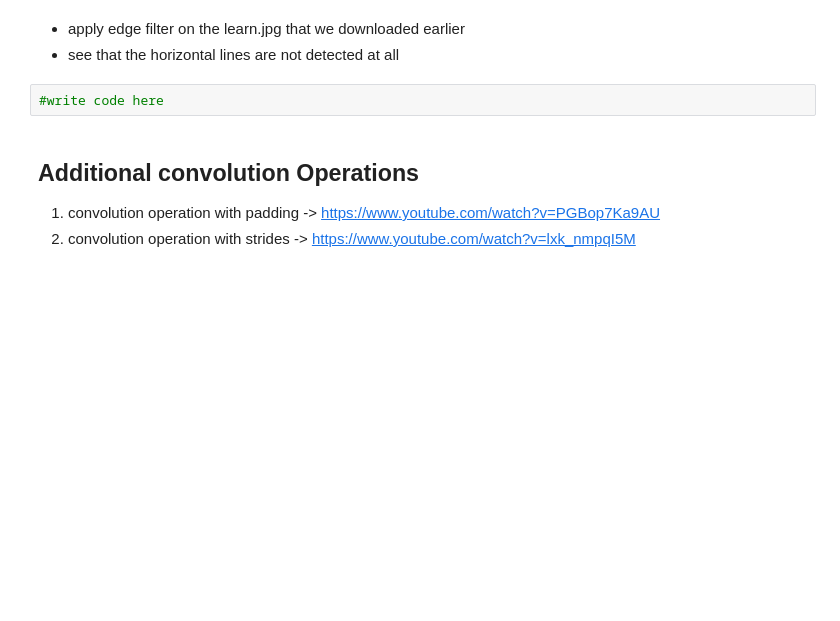
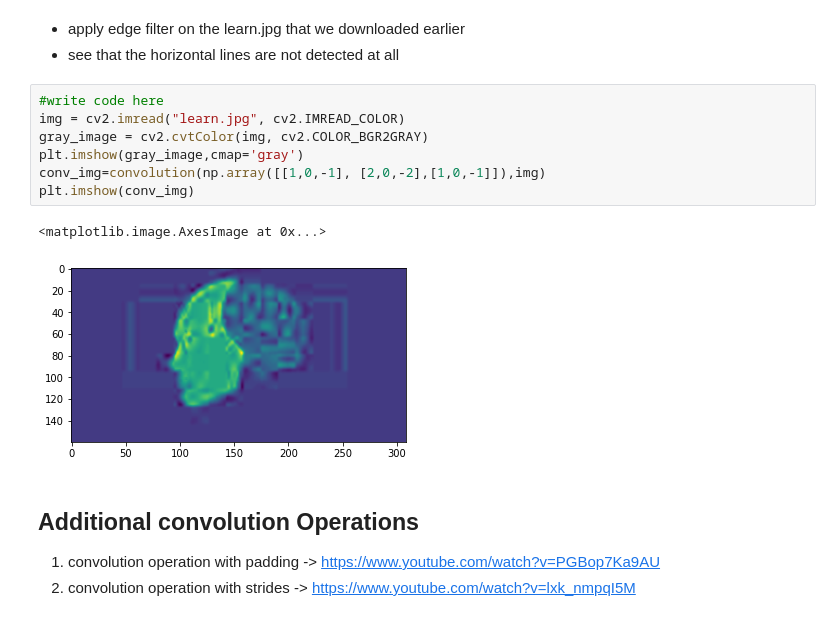
Before and after one commit to maitreya-v/Synapse_LP, a Jupyter notebook: CV_week1.ipynb, the cells around one changed output. Drawn from its saved outputs; the diff is of its cells as text; blank space fills up the shorter version.

```diff
--- a/CV_week1.ipynb
+++ b/CV_week1.ipynb
@@ -378,8 +359,16 @@ plt.imshow(gray_image,cmap='gray')
 # %% [markdown]
  - apply edge filter on the learn.jpg that we downloaded earlier
   - see that the horizontal lines are not detected at all
-# %%
-#write code here
+# %%
+#write code here
+img = cv2.imread("learn.jpg", cv2.IMREAD_COLOR)
+gray_image = cv2.cvtColor(img, cv2.COLOR_BGR2GRAY)
+plt.imshow(gray_image,cmap='gray')
+conv_img=convolution(np.array([[1,0,-1], [2,0,-2],[1,0,-1]]),img)
+plt.imshow(conv_img)
+# %% [output]
+<matplotlib.image.AxesImage at 0x...>
+[figure, added]
 # %% [markdown]
 ## Additional convolution Operations
 
```
Also changed, not shown: parts of 15 cells of this notebook.
